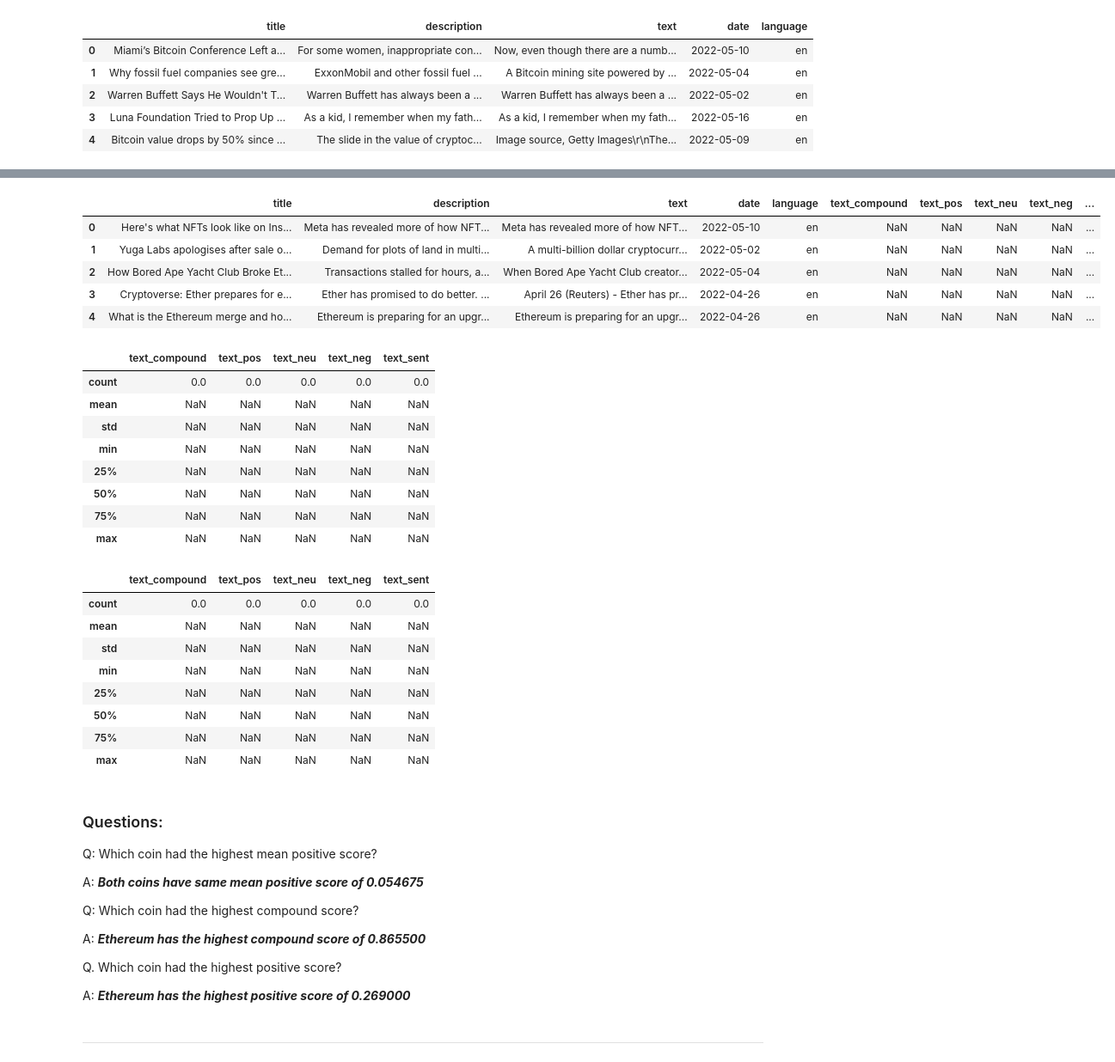
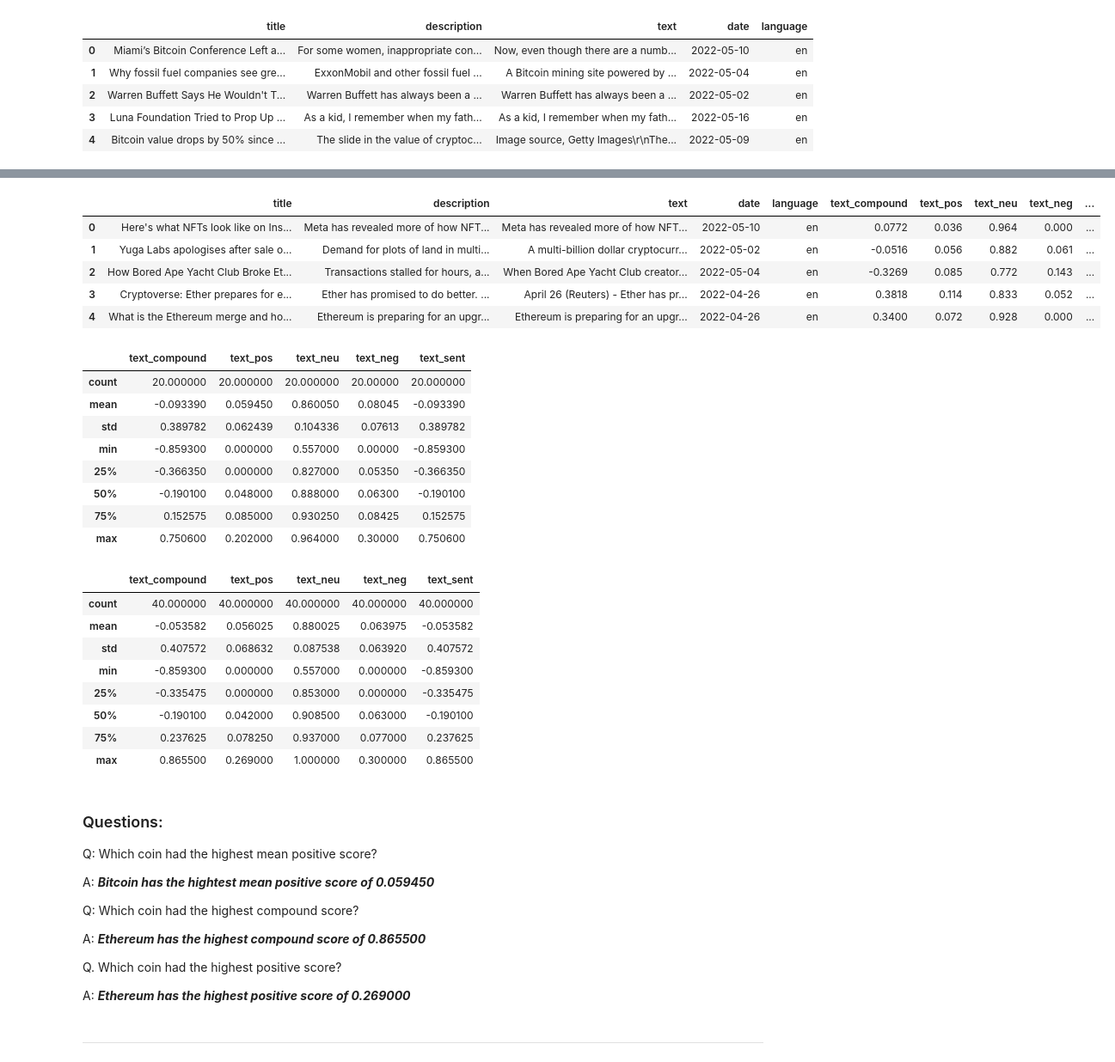
Before and after one commit to sameerlakhe/12_CryptoSentimentAnalysis, a Jupyter notebook: crypto_sentiment.ipynb, the cells around one changed output, grey strips where cells are left out. Shown at 86% size. Drawn from its saved outputs; the diff is of its cells as text; code cells hidden in the pictures.

```diff
--- a/crypto_sentiment.ipynb
+++ b/crypto_sentiment.ipynb
@@ -153,7 +160,7 @@ def get_sentiment_score(news_df):
             text_sent["text_pos"].append(text_sentiment["pos"])
             text_sent["text_neu"].append(text_sentiment["neu"])
             text_sent["text_neg"].append(text_sentiment["neg"])
-            text_sent["text_sent"].append(get_sentiment(text_sentiment["compound"]))
+            text_sent["text_sent"].append(text_sentiment["compound"])
         except AttributeError:
             pass
 
@@ -161,6 +168,7 @@ def get_sentiment_score(news_df):
 
 
 # Attaching sentiment columns to the News DataFrame
+text_sent = get_sentiment_score(bitcoin_news_en_df)
 bitcoin_text_sentiment_df = pd.DataFrame(text_sent)
 bitcoin_news_en_df = bitcoin_news_en_df.join(bitcoin_text_sentiment_df)
 bitcoin_news_en_df.head()
@@ -174,46 +182,47 @@ bitcoin_news_en_df.head()
 # %%
 
 # Attaching sentiment columns to the News DataFrame
+text_sent = get_sentiment_score(ethereum_news_en_df)
 ethereum_text_sentiment_df = pd.DataFrame(text_sent)
 ethereum_news_en_df = ethereum_news_en_df.join(ethereum_text_sentiment_df)
 ethereum_news_en_df.head()
 # %% [output]
 |  | title | description | text | date | language | text_compound | text_pos | text_neu | text_neg | ... |
-| 0 | Here's what NFTs look like on Ins... | Meta has revealed more of how NFT... | Meta has revealed more of how NFT... | 2022-05-10 | en | NaN | NaN | NaN | NaN | ... |
-| 1 | Yuga Labs apologises after sale o... | Demand for plots of land in multi... | A multi-billion dollar cryptocurr... | 2022-05-02 | en | NaN | NaN | NaN | NaN | ... |
-| 2 | How Bored Ape Yacht Club Broke Et... | Transactions stalled for hours, a... | When Bored Ape Yacht Club creator... | 2022-05-04 | en | NaN | NaN | NaN | NaN | ... |
-| 3 | Cryptoverse: Ether prepares for e... | Ether has promised to do better. ... | April 26 (Reuters) - Ether has pr... | 2022-04-26 | en | NaN | NaN | NaN | NaN | ... |
-| 4 | What is the Ethereum merge and ho... | Ethereum is preparing for an upgr... | Ethereum is preparing for an upgr... | 2022-04-26 | en | NaN | NaN | NaN | NaN | ... |
+| 0 | Here's what NFTs look like on Ins... | Meta has revealed more of how NFT... | Meta has revealed more of how NFT... | 2022-05-10 | en | 0.0772 | 0.036 | 0.964 | 0.000 | ... |
+| 1 | Yuga Labs apologises after sale o... | Demand for plots of land in multi... | A multi-billion dollar cryptocurr... | 2022-05-02 | en | -0.0516 | 0.056 | 0.882 | 0.061 | ... |
+| 2 | How Bored Ape Yacht Club Broke Et... | Transactions stalled for hours, a... | When Bored Ape Yacht Club creator... | 2022-05-04 | en | -0.3269 | 0.085 | 0.772 | 0.143 | ... |
+| 3 | Cryptoverse: Ether prepares for e... | Ether has promised to do better. ... | April 26 (Reuters) - Ether has pr... | 2022-04-26 | en | 0.3818 | 0.114 | 0.833 | 0.052 | ... |
+| 4 | What is the Ethereum merge and ho... | Ethereum is preparing for an upgr... | Ethereum is preparing for an upgr... | 2022-04-26 | en | 0.3400 | 0.072 | 0.928 | 0.000 | ... |
 # %%
 bitcoin_text_sentiment_df.describe()
 # %% [output]
 |  | text_compound | text_pos | text_neu | text_neg | text_sent |
-| count | 0.0 | 0.0 | 0.0 | 0.0 | 0.0 |
-| mean | NaN | NaN | NaN | NaN | NaN |
-| std | NaN | NaN | NaN | NaN | NaN |
-| min | NaN | NaN | NaN | NaN | NaN |
-| 25% | NaN | NaN | NaN | NaN | NaN |
-| 50% | NaN | NaN | NaN | NaN | NaN |
-| 75% | NaN | NaN | NaN | NaN | NaN |
-| max | NaN | NaN | NaN | NaN | NaN |
+| count | 20.000000 | 20.000000 | 20.000000 | 20.00000 | 20.000000 |
+| mean | -0.093390 | 0.059450 | 0.860050 | 0.08045 | -0.093390 |
+| std | 0.389782 | 0.062439 | 0.104336 | 0.07613 | 0.389782 |
+| min | -0.859300 | 0.000000 | 0.557000 | 0.00000 | -0.859300 |
+| 25% | -0.366350 | 0.000000 | 0.827000 | 0.05350 | -0.366350 |
+| 50% | -0.190100 | 0.048000 | 0.888000 | 0.06300 | -0.190100 |
+| 75% | 0.152575 | 0.085000 | 0.930250 | 0.08425 | 0.152575 |
+| max | 0.750600 | 0.202000 | 0.964000 | 0.30000 | 0.750600 |
 # %%
 ethereum_text_sentiment_df.describe()
 # %% [output]
 |  | text_compound | text_pos | text_neu | text_neg | text_sent |
-| count | 0.0 | 0.0 | 0.0 | 0.0 | 0.0 |
-| mean | NaN | NaN | NaN | NaN | NaN |
-| std | NaN | NaN | NaN | NaN | NaN |
-| min | NaN | NaN | NaN | NaN | NaN |
-| 25% | NaN | NaN | NaN | NaN | NaN |
-| 50% | NaN | NaN | NaN | NaN | NaN |
-| 75% | NaN | NaN | NaN | NaN | NaN |
-| max | NaN | NaN | NaN | NaN | NaN |
+| count | 40.000000 | 40.000000 | 40.000000 | 40.000000 | 40.000000 |
+| mean | -0.053582 | 0.056025 | 0.880025 | 0.063975 | -0.053582 |
+| std | 0.407572 | 0.068632 | 0.087538 | 0.063920 | 0.407572 |
+| min | -0.859300 | 0.000000 | 0.557000 | 0.000000 | -0.859300 |
+| 25% | -0.335475 | 0.000000 | 0.853000 | 0.000000 | -0.335475 |
+| 50% | -0.190100 | 0.042000 | 0.908500 | 0.063000 | -0.190100 |
+| 75% | 0.237625 | 0.078250 | 0.937000 | 0.077000 | 0.237625 |
+| max | 0.865500 | 0.269000 | 1.000000 | 0.300000 | 0.865500 |
 # %% [markdown]
 ### Questions:
 
 Q: Which coin had the highest mean positive score?
 
-A: ***Both coins have same mean positive score of 0.054675***
+A: ***Bitcoin has the hightest mean positive score of 0.059450***
 
 Q: Which coin had the highest compound score?
 
```
Also changed, not shown: parts of 14 cells of this notebook, 13 other files.
